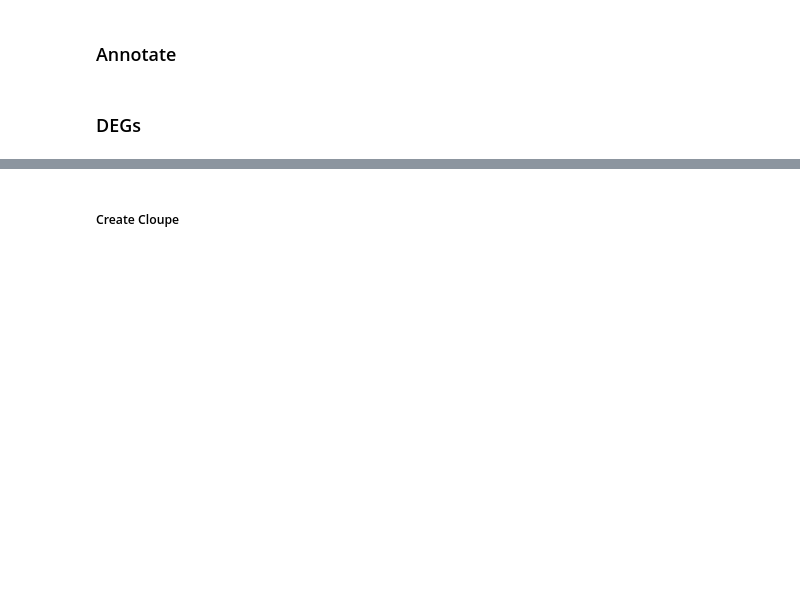
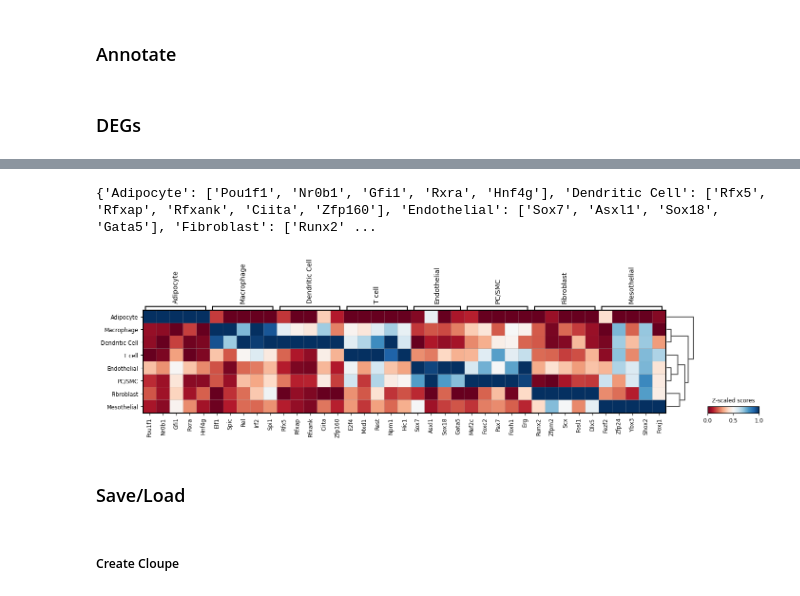
Before and after one commit to ethanhung11/snRNAseq_analysis, a Jupyter notebook: src/Python/pipeline.ipynb, the cells around one changed output, grey strips where cells are left out. Cells and saved outputs as stored; diff of their text form; code cells hidden in the pictures; blank space fills up the shorter version.

```diff
--- a/src/Python/pipeline.ipynb
+++ b/src/Python/pipeline.ipynb
@@ -479,3 +571,15 @@ reactome = reactome[~reactome.duplicated(("geneset", "genesymbol"))]
+# %%
+name = "CollecTRI_ULM"
+collectri = dc.op.collectri(organism='mouse')
+dc.mt.ulm(data=adata, net=collectri, layer="normalized")
+adata.obsm[f"{name}_score_ulm"] = adata.obsm["score_ulm"]
+adata.obsm[f"{name}_padj_ulm"] = adata.obsm["padj_ulm"]
+plot_gsea(adata, f"{name}_score_ulm", 5, False)
+# %% [output]
+{'Adipocyte': ['Pou1f1', 'Nr0b1', 'Gfi1', 'Rxra', 'Hnf4g'], 'Dendritic Cell': ['Rfx5', 'Rfxap', 'Rfxank', 'Ciita', 'Zfp160'], 'Endothelial': ['Sox7', 'Asxl1', 'Sox18', 'Gata5'], 'Fibroblast': ['Runx2' ...
+[figure, added]
+# %% [markdown]
+### Save/Load
 # %%
 # save
 annotation = "scDF-seuratV3-harmony-leiden_1.0"
```
Also changed, not shown: parts of 43 cells of this notebook, 7 other files.
